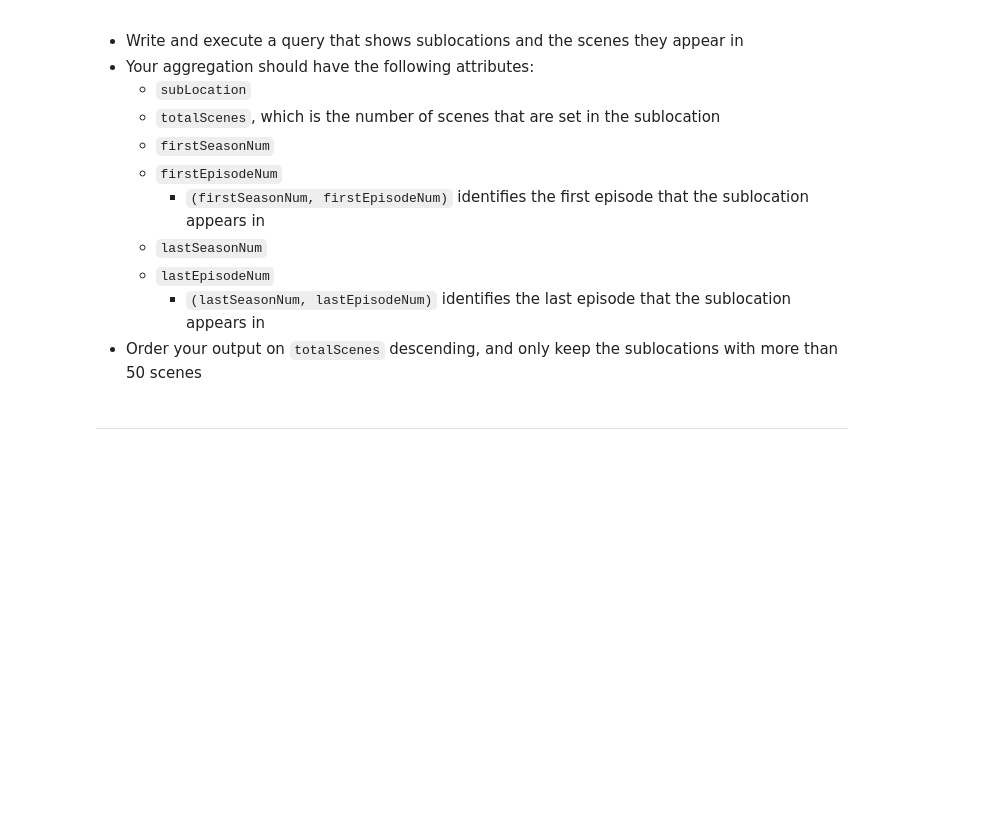
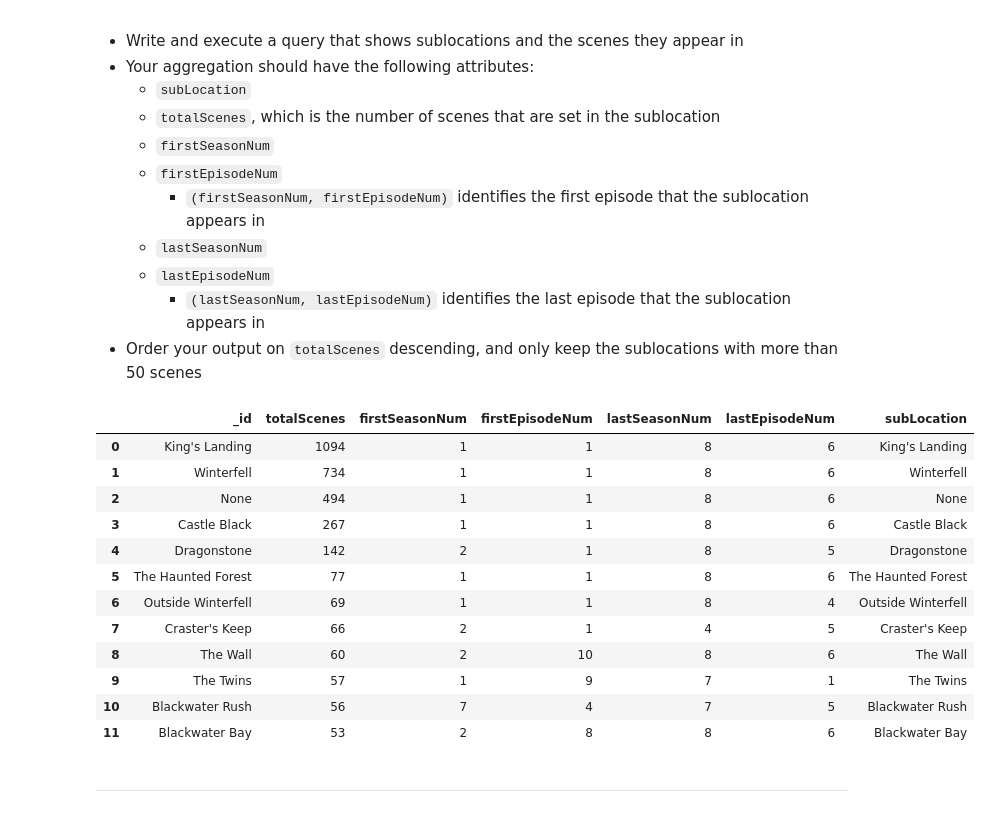
Before and after one commit to sixiann/W4111-Intro-to-Databases-Spring-2024, a Jupyter notebook: Homework/HW4/S24-W4111-HW4.ipynb, the cells around one changed output. Cells and saved outputs as stored; diff of their text form; code cells hidden in the pictures; blank space fills up the shorter version.

Commit message:
mongodb

```diff
--- a/Homework/HW4/S24-W4111-HW4.ipynb
+++ b/Homework/HW4/S24-W4111-HW4.ipynb
@@ -115,12 +100,12 @@ import pandas
 import pymongo
 
 # TODO: Fill in with your Mongo URL
-mongo_url = ""
+mongo_url = "mongodb+srv://sh4350:dbuserdbuser@atlascluster.imktwuz.mongodb.net/?retryWrites=true&w=majority&appName=AtlasCluster"
 mongo_client = pymongo.MongoClient(mongo_url)
 
 # TODO: Fill in with your Neo4j credentials
-neo4j_url = ""
-neo4j_password = ""
+neo4j_url = "neo4j+ssc://2f2ab41e.databases.neo4j.io"
+neo4j_password = "yec69zxPbB5STpSZQwoNUVOfK1cXzajpek64qQiXBR4"
 # username is always "neo4j"
 graph = neo4j.GraphDatabase.driver(neo4j_url, auth=("neo4j", neo4j_password))
 graph.verify_connectivity()
@@ -320,11 +434,57 @@ pandas.DataFrame(list(res))
         - `(lastSeasonNum, lastEpisodeNum)` identifies the last episode that the sublocation appears in
 - Order your output on `totalScenes` descending, and only keep the sublocations with more than 50 scenes
 # %%
-res = episodes.aggregate(
-    # TODO: Put your query here
-)
+res = episodes.aggregate([
+    {
+        "$unwind": "$scenes"  # Flatten the scenes array
+    },
+    {
+        "$group": {
+            "_id": "$scenes.subLocation",  # Group by sublocation
+            "totalScenes": {"$sum": 1},  # Count the number of scenes
+            "firstSeasonNum": {"$min": "$seasonNum"},  # Minimum season number for the first appearance
+            "firstEpisodeNum": {"$first": "$episodeNum"},  # Episode number of the first appearance in the group
+            "lastSeasonNum": {"$max": "$seasonNum"},  # Maximum season number for the last appearance
+            "lastEpisodeNum": {"$last": "$episodeNum"}  # Episode number of the last appearance in the group
+        }
+    },
+    {
+        "$match": {
+            "totalScenes": {"$gt": 50}  # Filter sublocations with more than 50 scenes
+        }
+    },
+    {
+        "$sort": {
+            "totalScenes": -1  # Sort by the total number of scenes in descending order
+        }
+    },
+    {
+        "$project": {
+            "subLocation": "$_id",
+            "totalScenes": 1,
+            "firstSeasonNum": 1,
+            "firstEpisodeNum": 1,
+            "lastSeasonNum": 1,
+            "lastEpisodeNum": 1
+        }
+    }
+])
 
 pandas.DataFrame(list(res))
+# %% [output]
+|  | _id | totalScenes | firstSeasonNum | firstEpisodeNum | lastSeasonNum | lastEpisodeNum | subLocation |
+| 0 | King's Landing | 1094 | 1 | 1 | 8 | 6 | King's Landing |
+| 1 | Winterfell | 734 | 1 | 1 | 8 | 6 | Winterfell |
+| 2 | None | 494 | 1 | 1 | 8 | 6 | None |
+| 3 | Castle Black | 267 | 1 | 1 | 8 | 6 | Castle Black |
+| 4 | Dragonstone | 142 | 2 | 1 | 8 | 5 | Dragonstone |
+| 5 | The Haunted Forest | 77 | 1 | 1 | 8 | 6 | The Haunted Forest |
+| 6 | Outside Winterfell | 69 | 1 | 1 | 8 | 4 | Outside Winterfell |
+| 7 | Craster's Keep | 66 | 2 | 1 | 4 | 5 | Craster's Keep |
+| 8 | The Wall | 60 | 2 | 10 | 8 | 6 | The Wall |
+| 9 | The Twins | 57 | 1 | 9 | 7 | 1 | The Twins |
+| 10 | Blackwater Rush | 56 | 7 | 4 | 7 | 5 | Blackwater Rush |
+| 11 | Blackwater Bay | 53 | 2 | 8 | 8 | 6 | Blackwater Bay |
 # %% [markdown]
 <hr style="height:2px;">
 # %% [markdown]
```
Also changed, not shown: parts of 8 cells of this notebook.
